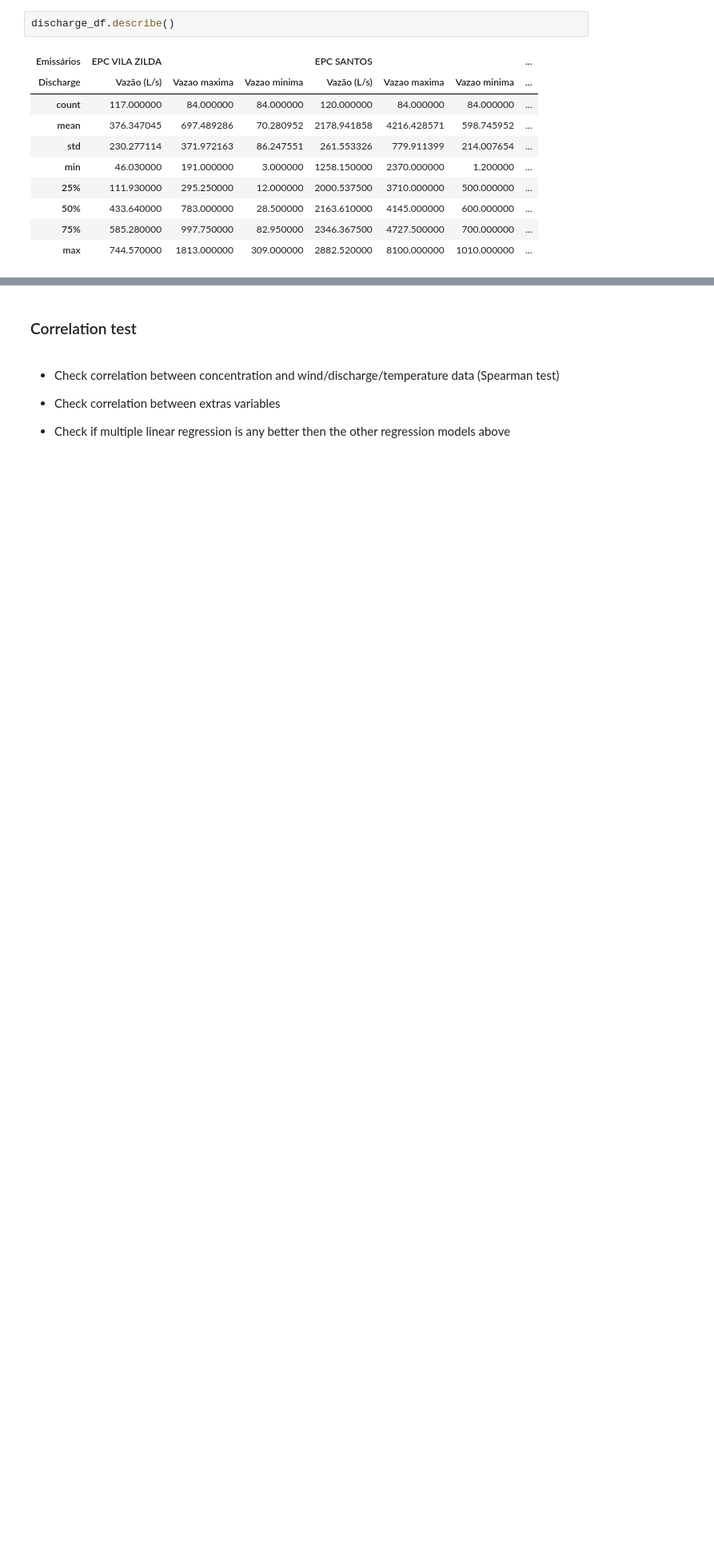
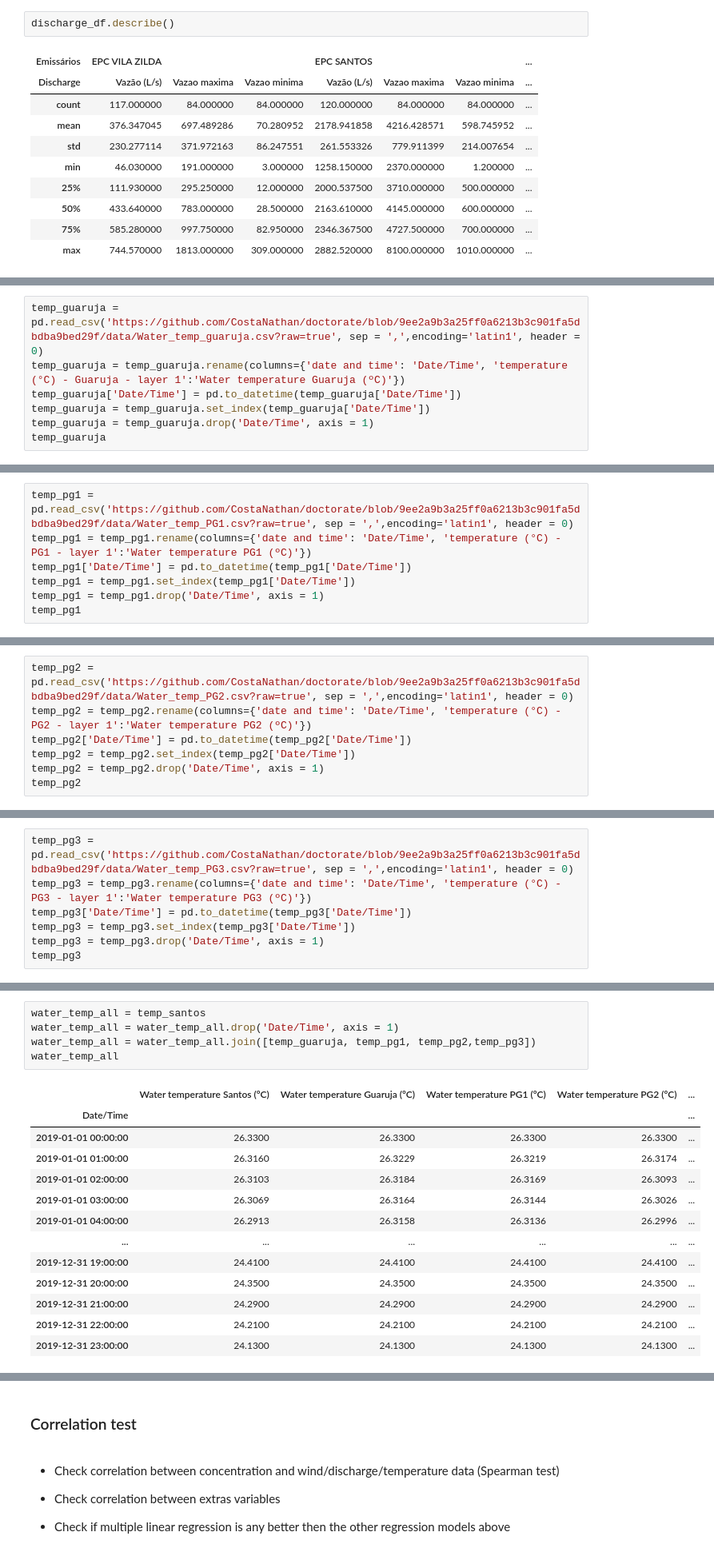
Before and after one commit to CostaNathan/doctorate, a Jupyter notebook: emissarios_dados.ipynb, the cells around one changed output, grey strips where cells are left out. Shown at 80% size. Saved outputs shown, nothing was run; the diff lists cells and outputs as text; blank space fills up the shorter version.

```diff
--- a/emissarios_dados.ipynb
+++ b/emissarios_dados.ipynb
@@ -1607,0 +1662,7 @@ discharge_df.describe()
+# %%
+temp_guaruja = pd.read_csv('https://github.com/CostaNathan/doctorate/blob/9ee2a9b3a25ff0a6213b3c901fa5dbdba9bed29f/data/Water_temp_guaruja.csv?raw=true', sep = ',',encoding='latin1', header = 0)
+temp_guaruja = temp_guaruja.rename(columns={'date and time': 'Date/Time', 'temperature (°C) - Guaruja - layer 1':'Water temperature Guaruja (ºC)'})
+temp_guaruja['Date/Time'] = pd.to_datetime(temp_guaruja['Date/Time'])
+temp_guaruja = temp_guaruja.set_index(temp_guaruja['Date/Time'])
+temp_guaruja = temp_guaruja.drop('Date/Time', axis = 1)
+temp_guaruja
@@ -1607,0 +1684,7 @@ discharge_df.describe()
+# %%
+temp_pg1 = pd.read_csv('https://github.com/CostaNathan/doctorate/blob/9ee2a9b3a25ff0a6213b3c901fa5dbdba9bed29f/data/Water_temp_PG1.csv?raw=true', sep = ',',encoding='latin1', header = 0)
+temp_pg1 = temp_pg1.rename(columns={'date and time': 'Date/Time', 'temperature (°C) - PG1 - layer 1':'Water temperature PG1 (ºC)'})
+temp_pg1['Date/Time'] = pd.to_datetime(temp_pg1['Date/Time'])
+temp_pg1 = temp_pg1.set_index(temp_pg1['Date/Time'])
+temp_pg1 = temp_pg1.drop('Date/Time', axis = 1)
+temp_pg1
@@ -1607,0 +1706,7 @@ discharge_df.describe()
+# %%
+temp_pg2 = pd.read_csv('https://github.com/CostaNathan/doctorate/blob/9ee2a9b3a25ff0a6213b3c901fa5dbdba9bed29f/data/Water_temp_PG2.csv?raw=true', sep = ',',encoding='latin1', header = 0)
+temp_pg2 = temp_pg2.rename(columns={'date and time': 'Date/Time', 'temperature (°C) - PG2 - layer 1':'Water temperature PG2 (ºC)'})
+temp_pg2['Date/Time'] = pd.to_datetime(temp_pg2['Date/Time'])
+temp_pg2 = temp_pg2.set_index(temp_pg2['Date/Time'])
+temp_pg2 = temp_pg2.drop('Date/Time', axis = 1)
+temp_pg2
@@ -1607,0 +1728,7 @@ discharge_df.describe()
+# %%
+temp_pg3 = pd.read_csv('https://github.com/CostaNathan/doctorate/blob/9ee2a9b3a25ff0a6213b3c901fa5dbdba9bed29f/data/Water_temp_PG3.csv?raw=true', sep = ',',encoding='latin1', header = 0)
+temp_pg3 = temp_pg3.rename(columns={'date and time': 'Date/Time', 'temperature (°C) - PG3 - layer 1':'Water temperature PG3 (ºC)'})
+temp_pg3['Date/Time'] = pd.to_datetime(temp_pg3['Date/Time'])
+temp_pg3 = temp_pg3.set_index(temp_pg3['Date/Time'])
+temp_pg3 = temp_pg3.drop('Date/Time', axis = 1)
+temp_pg3
@@ -1607,0 +1750,19 @@ discharge_df.describe()
+# %%
+water_temp_all = temp_santos
+water_temp_all = water_temp_all.drop('Date/Time', axis = 1)
+water_temp_all = water_temp_all.join([temp_guaruja, temp_pg1, temp_pg2,temp_pg3])
+water_temp_all
+# %% [output]
+|  | Water temperature Santos (ºC) | Water temperature Guaruja (ºC) | Water temperature PG1 (ºC) | Water temperature PG2 (ºC) | ... |
+| Date/Time |  |  |  |  | ... |
+| 2019-01-01 00:00:00 | 26.3300 | 26.3300 | 26.3300 | 26.3300 | ... |
+| 2019-01-01 01:00:00 | 26.3160 | 26.3229 | 26.3219 | 26.3174 | ... |
+| 2019-01-01 02:00:00 | 26.3103 | 26.3184 | 26.3169 | 26.3093 | ... |
+| 2019-01-01 03:00:00 | 26.3069 | 26.3164 | 26.3144 | 26.3026 | ... |
+| 2019-01-01 04:00:00 | 26.2913 | 26.3158 | 26.3136 | 26.2996 | ... |
+| ... | ... | ... | ... | ... | ... |
+| 2019-12-31 19:00:00 | 24.4100 | 24.4100 | 24.4100 | 24.4100 | ... |
+| 2019-12-31 20:00:00 | 24.3500 | 24.3500 | 24.3500 | 24.3500 | ... |
+| 2019-12-31 21:00:00 | 24.2900 | 24.2900 | 24.2900 | 24.2900 | ... |
+| 2019-12-31 22:00:00 | 24.2100 | 24.2100 | 24.2100 | 24.2100 | ... |
+| 2019-12-31 23:00:00 | 24.1300 | 24.1300 | 24.1300 | 24.1300 | ... |
```
Also changed, not shown: parts of 51 cells of this notebook.
